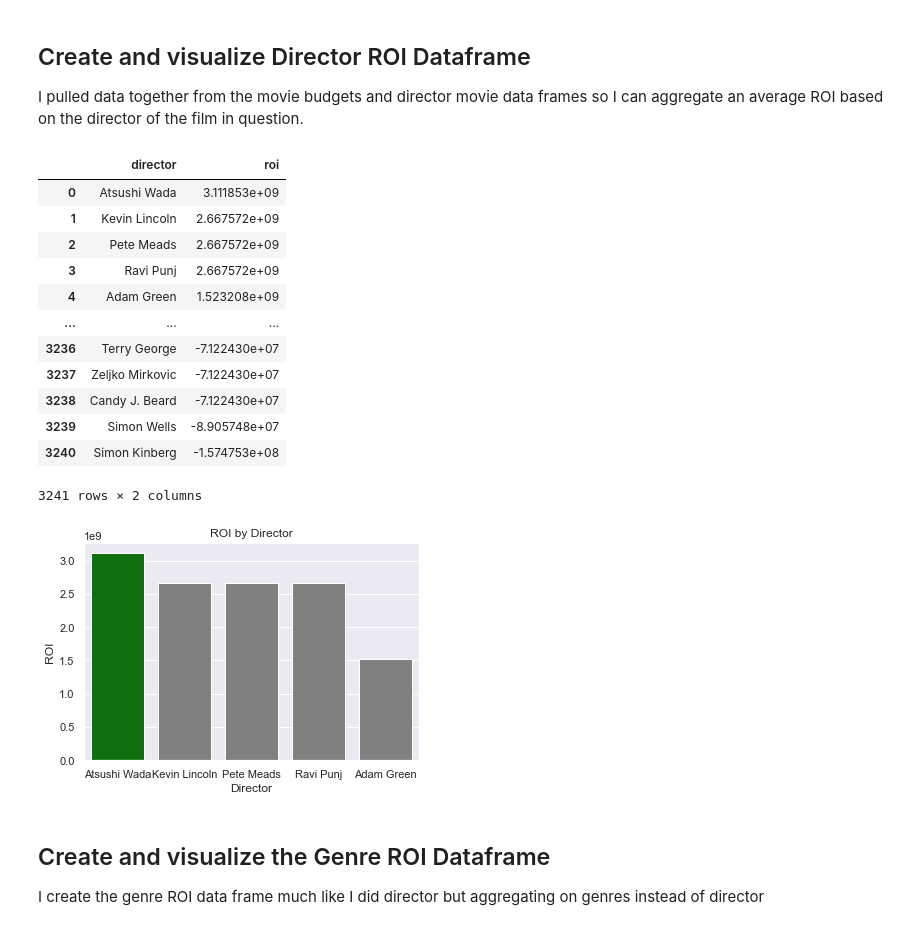
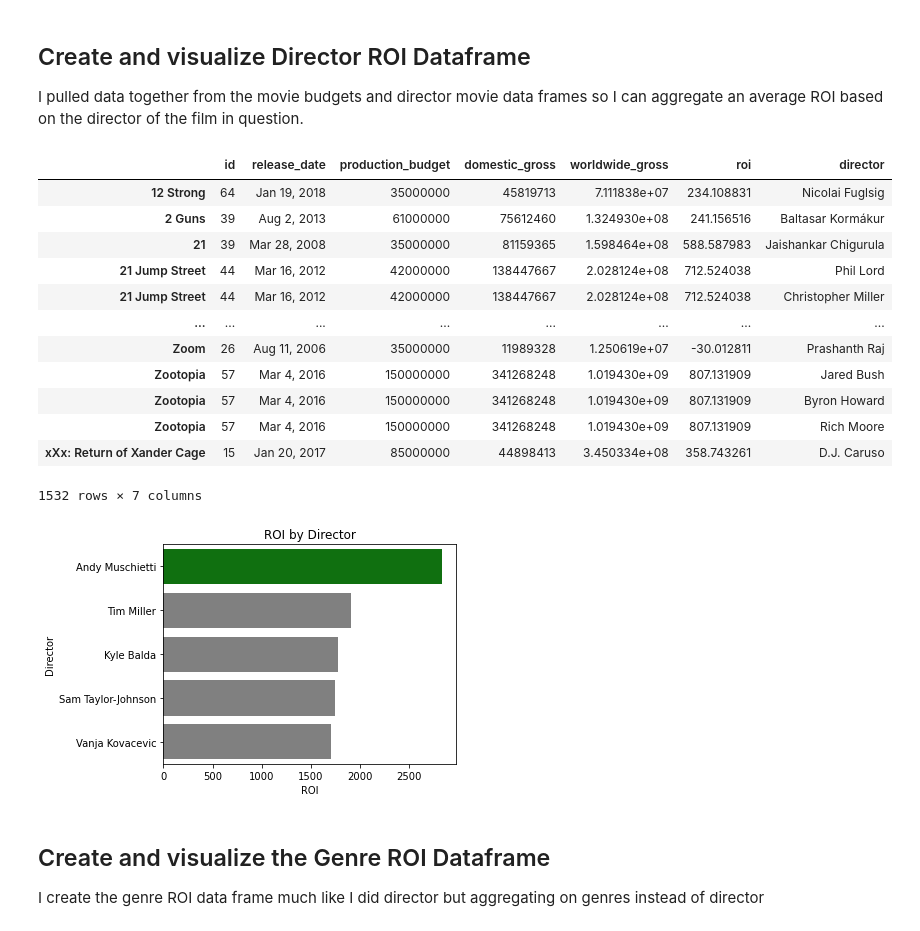
Before and after one commit to sammarder/dsc-phase-1-project-v2-4, a Jupyter notebook: student.ipynb, the cells around one changed output. Saved outputs shown, nothing was run; the diff lists cells and outputs as text; code cells hidden in the pictures.

```diff
--- a/student.ipynb
+++ b/student.ipynb
@@ -26,8 +26,6 @@ import matplotlib.pyplot as plt
 %matplotlib inline
 # %%
 conn = sqlite3.connect("data/im.db")
-sns.set(font_scale = 1)
-pal = sns.color_palette("Blues", as_cmap=True)
 # %% [markdown]
 First, I am gathering data for the movie directors
 # %%
@@ -128,8 +126,8 @@ mb_df['domestic_gross'] = mb_df['domestic_gross'].astype(int)
 mb_df['worldwide_gross'].replace(to_replace=r'\D', value=r'', regex=True, inplace=True)
 mb_df['worldwide_gross'] = mb_df['worldwide_gross'].astype(float) #Turns out, int is too small here
 
-mb_df['roi'] = mb_df['domestic_gross'] + mb_df['worldwide_gross'] - mb_df['production_budget']
+mb_df['roi'] = (mb_df['domestic_gross'] + mb_df['worldwide_gross'] - mb_df['production_budget']) / mb_df['production_budget'] * 100
 
-mb_df.drop(columns = ['id', 'release_date', 'production_budget', 'domestic_gross', 'worldwide_gross'], inplace=True)
+#mb_df.drop(columns = ['id', 'release_date', 'production_budget', 'domestic_gross', 'worldwide_gross'], inplace=True)
 
-mb_df.head()
+mb_df = mb_df[mb_df['production_budget'] > 25000000]
@@ -151,27 +141,29 @@ director_roi_df.sort_values(['roi'], ascending=False, inplace=True)
 director_roi_df.reset_index(inplace=True)
 director_roi_df
 # %% [output]
-|  | director | roi |
-| 0 | Atsushi Wada | 3.111853e+09 |
-| 1 | Kevin Lincoln | 2.667572e+09 |
-| 2 | Pete Meads | 2.667572e+09 |
-| 3 | Ravi Punj | 2.667572e+09 |
-| 4 | Adam Green | 1.523208e+09 |
-| ... | ... | ... |
-| 3236 | Terry George | -7.122430e+07 |
-| 3237 | Zeljko Mirkovic | -7.122430e+07 |
-| 3238 | Candy J. Beard | -7.122430e+07 |
-| 3239 | Simon Wells | -8.905748e+07 |
-| 3240 | Simon Kinberg | -1.574753e+08 |
+|  | id | release_date | production_budget | domestic_gross | worldwide_gross | roi | director |
+| 12 Strong | 64 | Jan 19, 2018 | 35000000 | 45819713 | 7.111838e+07 | 234.108831 | Nicolai Fuglsig |
+| 2 Guns | 39 | Aug 2, 2013 | 61000000 | 75612460 | 1.324930e+08 | 241.156516 | Baltasar Kormákur |
+| 21 | 39 | Mar 28, 2008 | 35000000 | 81159365 | 1.598464e+08 | 588.587983 | Jaishankar Chigurula |
+| 21 Jump Street | 44 | Mar 16, 2012 | 42000000 | 138447667 | 2.028124e+08 | 712.524038 | Phil Lord |
+| 21 Jump Street | 44 | Mar 16, 2012 | 42000000 | 138447667 | 2.028124e+08 | 712.524038 | Christopher Miller |
+| ... | ... | ... | ... | ... | ... | ... | ... |
+| Zoom | 26 | Aug 11, 2006 | 35000000 | 11989328 | 1.250619e+07 | -30.012811 | Prashanth Raj |
+| Zootopia | 57 | Mar 4, 2016 | 150000000 | 341268248 | 1.019430e+09 | 807.131909 | Jared Bush |
+| Zootopia | 57 | Mar 4, 2016 | 150000000 | 341268248 | 1.019430e+09 | 807.131909 | Byron Howard |
+| Zootopia | 57 | Mar 4, 2016 | 150000000 | 341268248 | 1.019430e+09 | 807.131909 | Rich Moore |
+| xXx: Return of Xander Cage | 15 | Jan 20, 2017 | 85000000 | 44898413 | 3.450334e+08 | 358.743261 | D.J. Caruso |
-3241 rows × 2 columns
+1532 rows × 7 columns
 # %%
 f, ax = plt.subplots()
 clrs = ['grey' if (x < max(director_roi_df['roi'])) else 'green' for x in director_roi_df['roi']]
-sns.barplot(x="director", y="roi", data=director_roi_df.head(), palette=clrs)
-ax.set(xlabel="Director", ylabel="ROI", title="ROI by Director");
+sns.barplot(x="roi", y="director", data=director_roi_df.head(), palette=clrs)
+ax.set(xlabel="ROI", ylabel="Director", title="ROI by Director");
+plt.tight_layout()
+
 plt.savefig("./images/Director_ROI.png")
 # %% [output]
-[figure, old version]
+[figure, new version]
 # %% [markdown]
 ## Create and visualize the Genre ROI Dataframe
 I create the genre ROI data frame much like I did director but aggregating on genres instead of director
```
Also changed, not shown: parts of 6 cells of this notebook, 5 other files.
